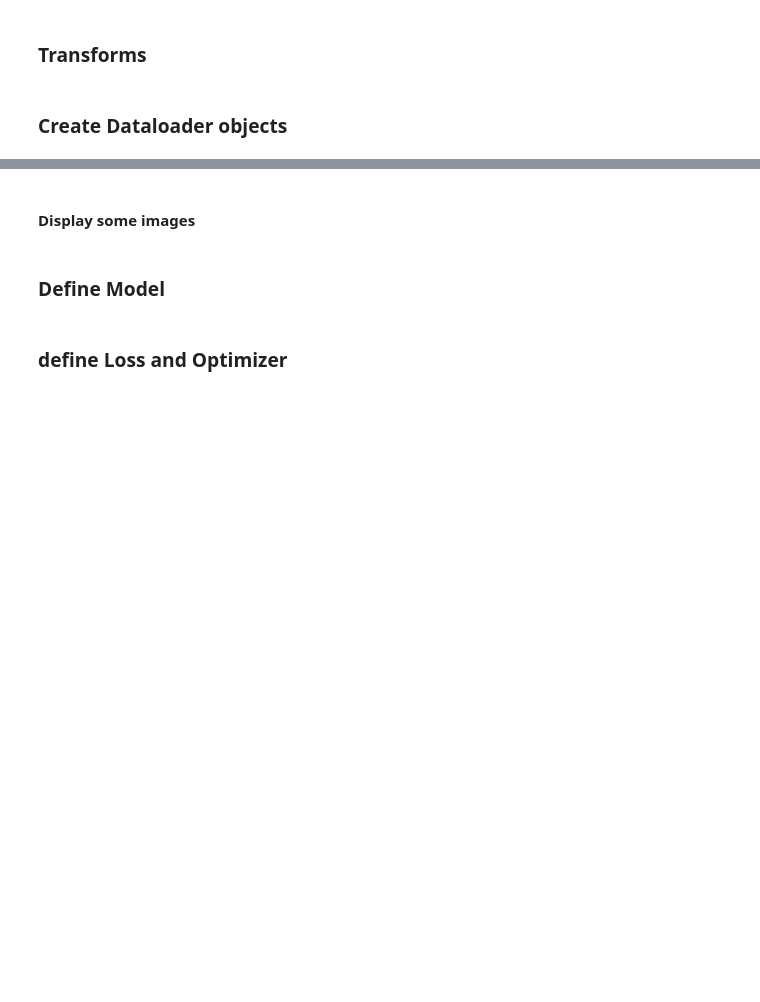
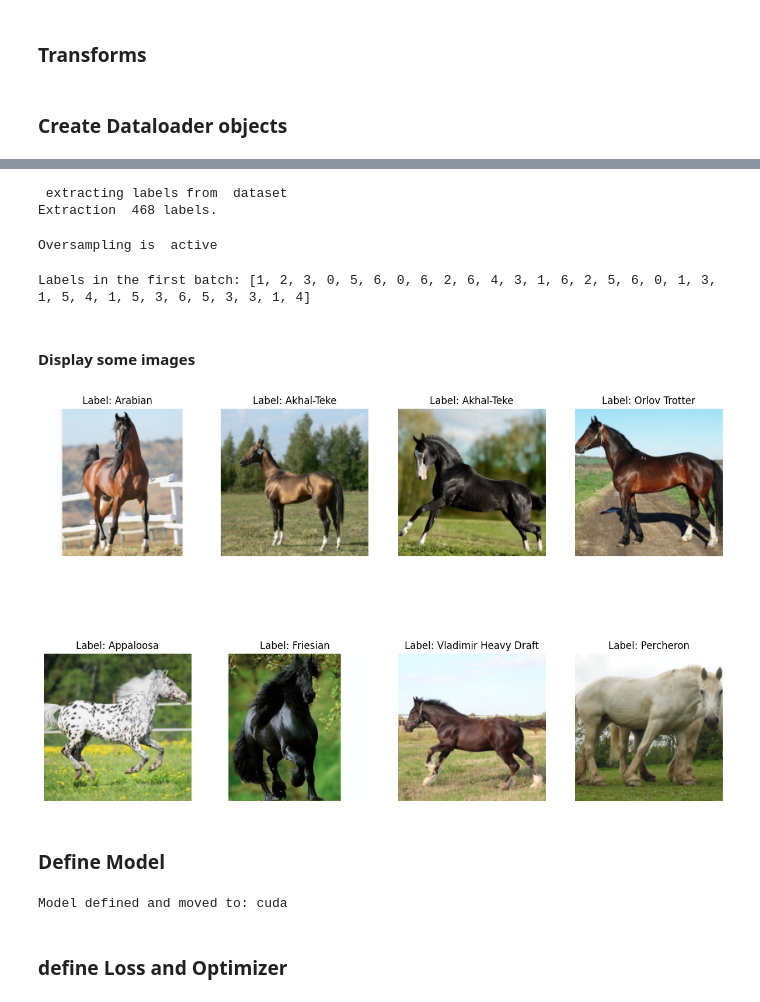
Before and after one commit to Komail-Prog/ai-pros-v1-2025, a Jupyter notebook: W4_DL/final_project/horse_classification.ipynb, the cells around one changed output, grey strips where cells are left out. Drawn from its saved outputs; the diff is of its cells as text; code cells hidden in the pictures; blank space fills up the shorter version.

```diff
--- a/W4_DL/final_project/horse_classification.ipynb
+++ b/W4_DL/final_project/horse_classification.ipynb
@@ -155,9 +181,56 @@ print(f"Example Label (Integer): {train_labels_batch[0].item()}")
+# %%
+
+from torch.utils.data import WeightedRandomSampler
+
+print(" extracting labels from  dataset")
+targets = []
+
+
+for _, label in train_dataset:
+    targets.append(label)
+
+targets = np.array(targets)
+print(f"Extraction  {len(targets)} labels.")
+# %% [output]
+ extracting labels from  dataset
+Extraction  468 labels.
+# %%
+
+class_counts = np.bincount(targets)
+
+class_weights = 1. / class_counts
+
+
+sample_weights = [class_weights[t] for t in targets]
+# %%
+sampler = WeightedRandomSampler(
+    weights=sample_weights,
+    num_samples=len(sample_weights),
+    replacement=True
+)
+
+
+train_dataloader = torch.utils.data.DataLoader(
+    train_dataset,
+    batch_size=32,
+    sampler=sampler,
+    num_workers=2
+)
+
+print("Oversampling is  active")
+# %% [output]
+Oversampling is  active
+# %%
+images, labels = next(iter(train_dataloader))
+print(f"Labels in the first batch: {labels.tolist()}")
+# %% [output]
+Labels in the first batch: [1, 2, 3, 0, 5, 6, 0, 6, 2, 6, 4, 3, 1, 6, 2, 5, 6, 0, 1, 3, 1, 5, 4, 1, 5, 3, 6, 5, 3, 3, 1, 4]
 # %% [markdown]
 #### Display some images
 # %%
-def show_batch(dataloader, breed_map):
+def show_batch(test_dataloader, breed_map):
 
-    images, labels = next(iter(dataloader))
+    images, labels = next(iter(test_dataloader))
 
 
     plt.figure(figsize=(15, 10))
@@ -167,35 +240,60 @@ def show_batch(dataloader, breed_map):
     std = np.array([0.229, 0.224, 0.225])
 
 
     for i in range(8):
         plt.subplot(2, 4, i + 1)
 
 
         img = images[i].numpy().transpose((1, 2, 0))
 
 
         img = std * img + mean
         img = np.clip(img, 0, 1)
 
 
         label_idx = labels[i].item()
         breed_code = f"{label_idx + 1:02d}"
         breed_name = breed_map.get(breed_code, "Unknown")
 
         plt.imshow(img)
         plt.title(f"Label: {breed_name}")
         plt.axis('off')
 
 
 breeds_dict = {
     "01": "Akhal-Teke", "02": "Appaloosa", "03": "Orlov Trotter",
     "04": "Vladimir Heavy Draft", "05": "Percheron", "06": "Arabian", "07": "Friesian"
 }
 
 
-show_batch(train_dataloader, breeds_dict)
+show_batch(test_dataloader, breeds_dict)
 plt.show()
+# %% [output]
+[figure, added]
 # %% [markdown]
 ### Define Model
+# %%
+import torch.nn as nn
+from torchvision import models
+
+def create_model(num_classes=7):
+
+    model = models.resnet18(weights='IMAGENET1K_V1')
+
+    num_features = model.fc.in_features
+
+    model.fc = nn.Linear(num_features, num_classes)
+
+    return model
+
+
+model = create_model(num_classes=7)
+
+device = torch.device("cuda" if torch.cuda.is_available() else "cpu")
+model = model.to(device)
+
+print(f"Model defined and moved to: {device}")
+# %% [output]
+Model defined and moved to: cuda
 # %% [markdown]
 ### define Loss and Optimizer
```
Also changed, not shown: parts of 14 cells of this notebook.
